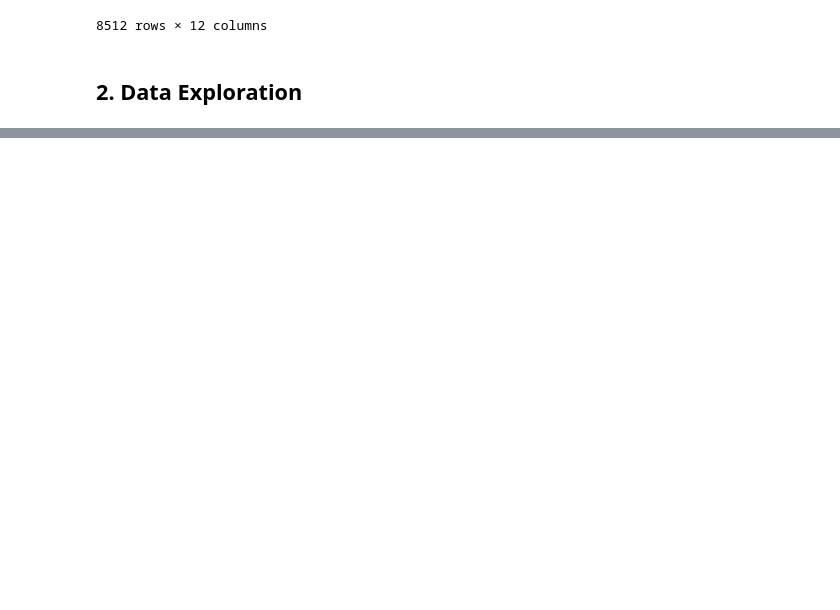
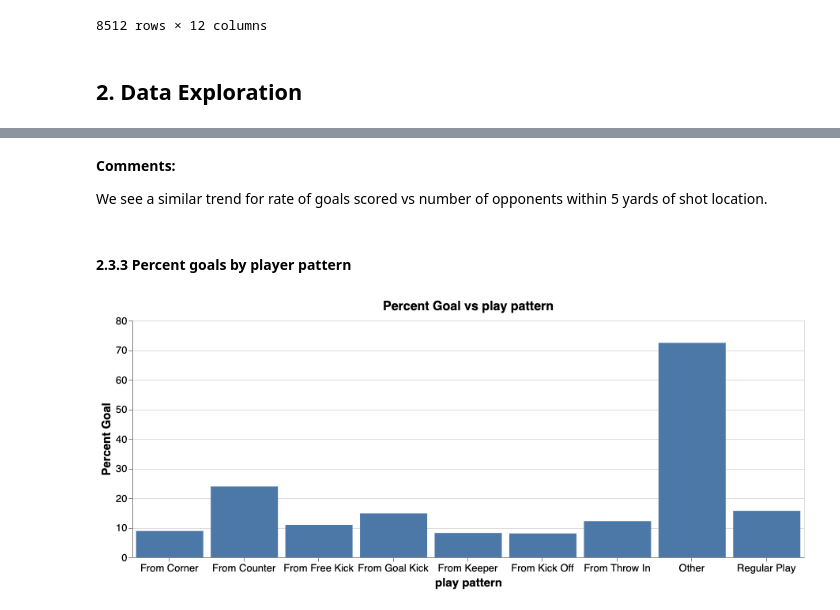
Before and after one commit to RobBlumberg/xg_model, a Jupyter notebook: src/xg_model.ipynb, the cells around one changed output, grey strips where cells are left out. Saved outputs shown, nothing was run; the diff lists cells and outputs as text; code cells hidden in the pictures; blank space fills up the shorter version.

```diff
--- a/src/xg_model.ipynb
+++ b/src/xg_model.ipynb
@@ -374,0 +489,10 @@ all_la_liga_shots
+# %% [markdown]
+**Comments:**
+
+We see a similar trend for rate of goals scored vs number of opponents within 5 yards of shot location.
+# %% [markdown]
+#### 2.3.3 Percent goals by player pattern
+# %%
+plot_percent_goal_vs_attr("play pattern", "bar")
+# %% [output]
+[figure, added]
```
Also changed, not shown: parts of 26 cells of this notebook.
